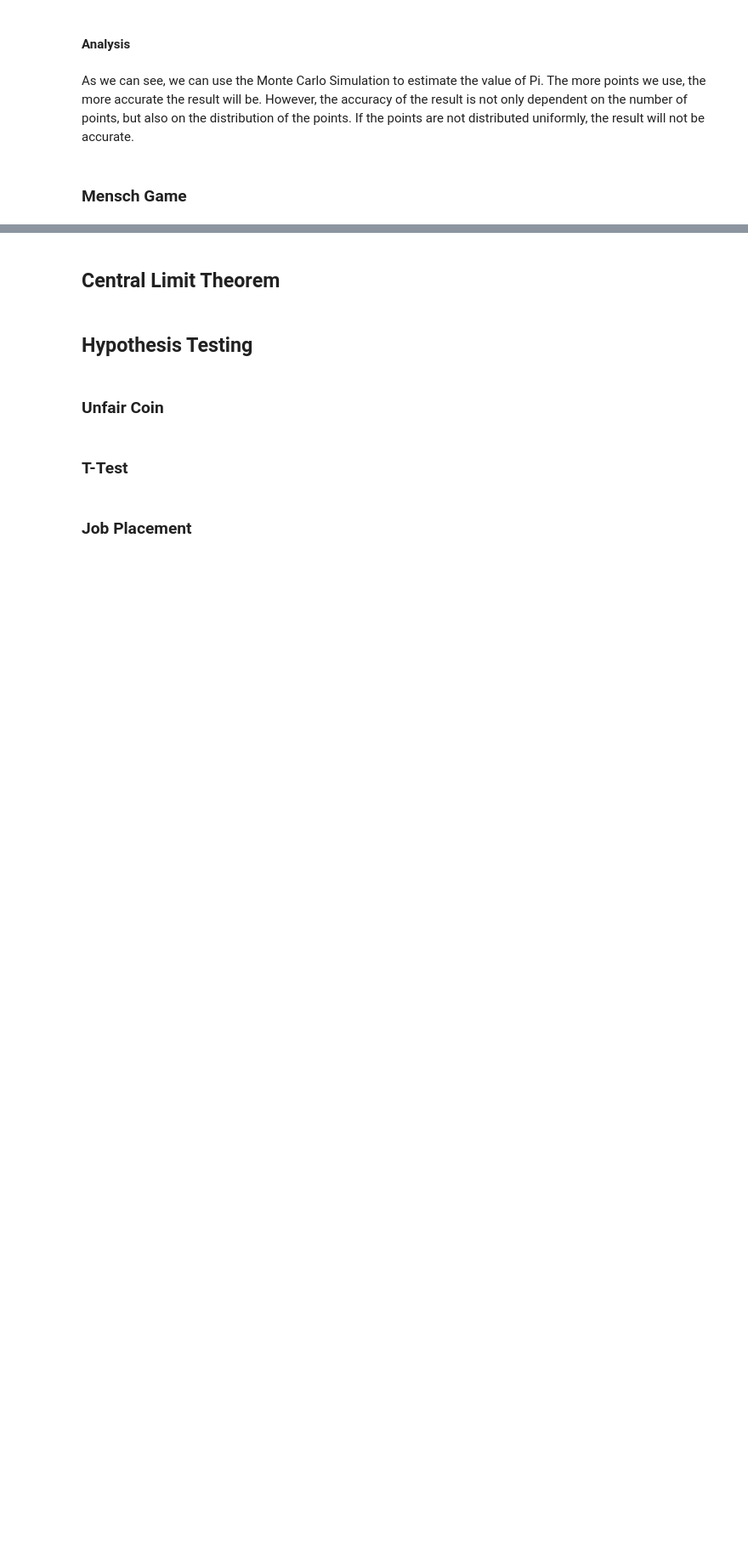
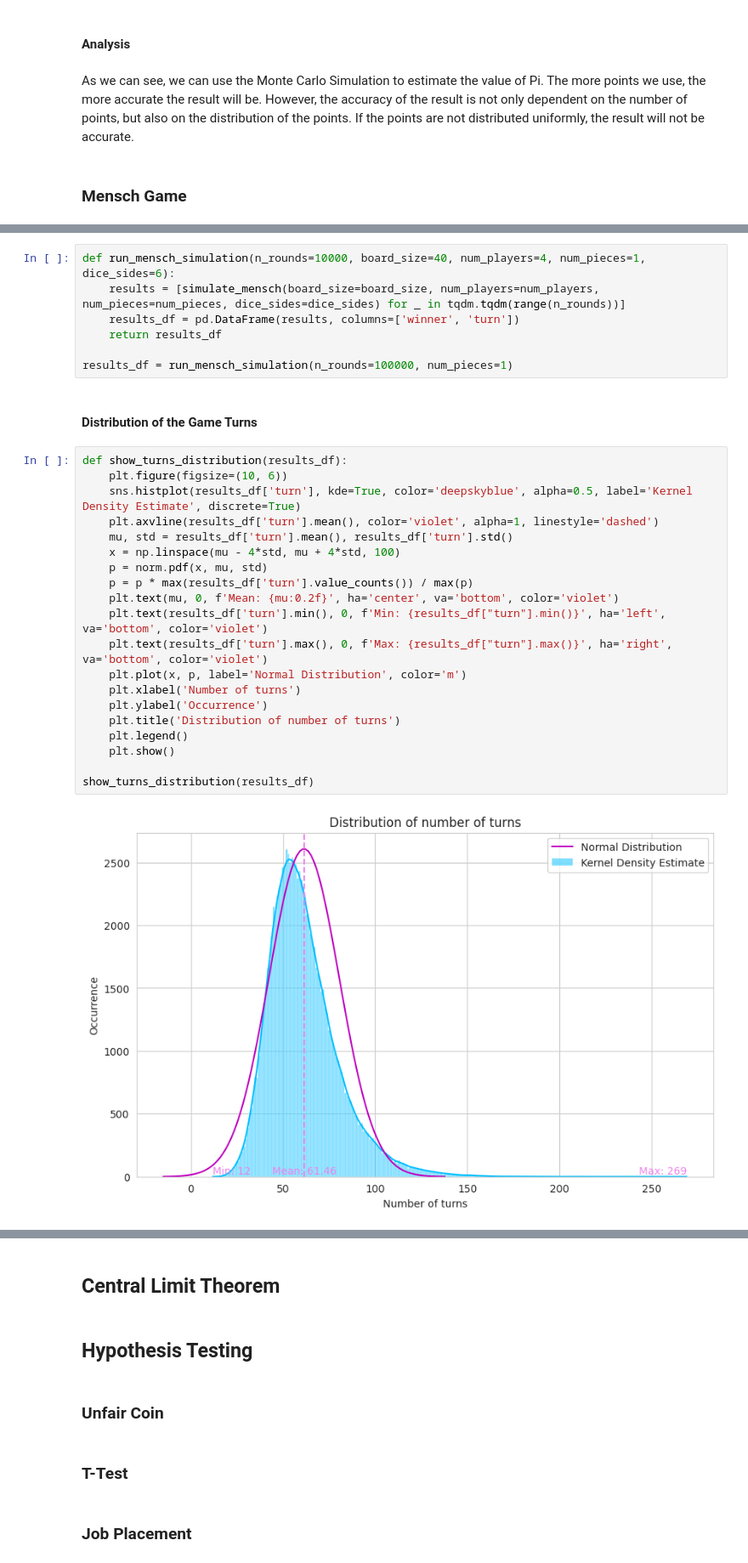
Before and after one commit to Hadi-loo/Introduction-to-Data-Science-Course, a Jupyter notebook: CA1. Tools for Statistical Analysis/statistical analysis.ipynb, the cells around one changed output, grey strips where cells are left out. Shown at 85% size. Cells and saved outputs as stored; diff of their text form; blank space fills up the shorter version.

```diff
--- a/CA1. Tools for Statistical Analysis/statistical analysis.ipynb
+++ b/CA1. Tools for Statistical Analysis/statistical analysis.ipynb
@@ -159,0 +225,31 @@ As we can see, we can use the Monte Carlo Simulation to estimate the value of Pi
+# %%
+def run_mensch_simulation(n_rounds=10000, board_size=40, num_players=4, num_pieces=1, dice_sides=6):
+    results = [simulate_mensch(board_size=board_size, num_players=num_players, num_pieces=num_pieces, dice_sides=dice_sides) for _ in tqdm.tqdm(range(n_rounds))]
+    results_df = pd.DataFrame(results, columns=['winner', 'turn'])
+    return results_df
+
+results_df = run_mensch_simulation(n_rounds=100000, num_pieces=1)
+# %% [markdown]
+#### Distribution of the Game Turns
+# %%
+def show_turns_distribution(results_df):
+    plt.figure(figsize=(10, 6))
+    sns.histplot(results_df['turn'], kde=True, color='deepskyblue', alpha=0.5, label='Kernel Density Estimate', discrete=True)
+    plt.axvline(results_df['turn'].mean(), color='violet', alpha=1, linestyle='dashed')
+    mu, std = results_df['turn'].mean(), results_df['turn'].std()
+    x = np.linspace(mu - 4*std, mu + 4*std, 100)
+    p = norm.pdf(x, mu, std)
+    p = p * max(results_df['turn'].value_counts()) / max(p)
+    plt.text(mu, 0, f'Mean: {mu:0.2f}', ha='center', va='bottom', color='violet')
+    plt.text(results_df['turn'].min(), 0, f'Min: {results_df["turn"].min()}', ha='left', va='bottom', color='violet')
+    plt.text(results_df['turn'].max(), 0, f'Max: {results_df["turn"].max()}', ha='right', va='bottom', color='violet')
+    plt.plot(x, p, label='Normal Distribution', color='m')
+    plt.xlabel('Number of turns')
+    plt.ylabel('Occurrence')
+    plt.title('Distribution of number of turns')
+    plt.legend()
+    plt.show()
+
+show_turns_distribution(results_df)
+# %% [output]
+[figure, added]
```
Also changed, not shown: parts of 13 cells of this notebook.
